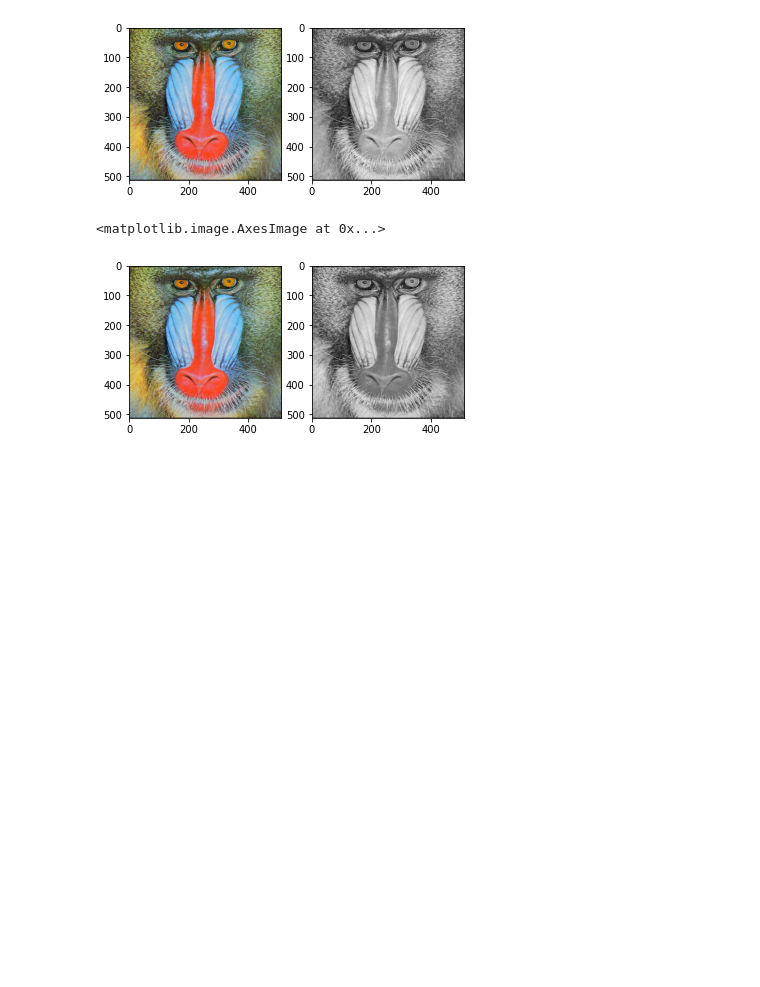
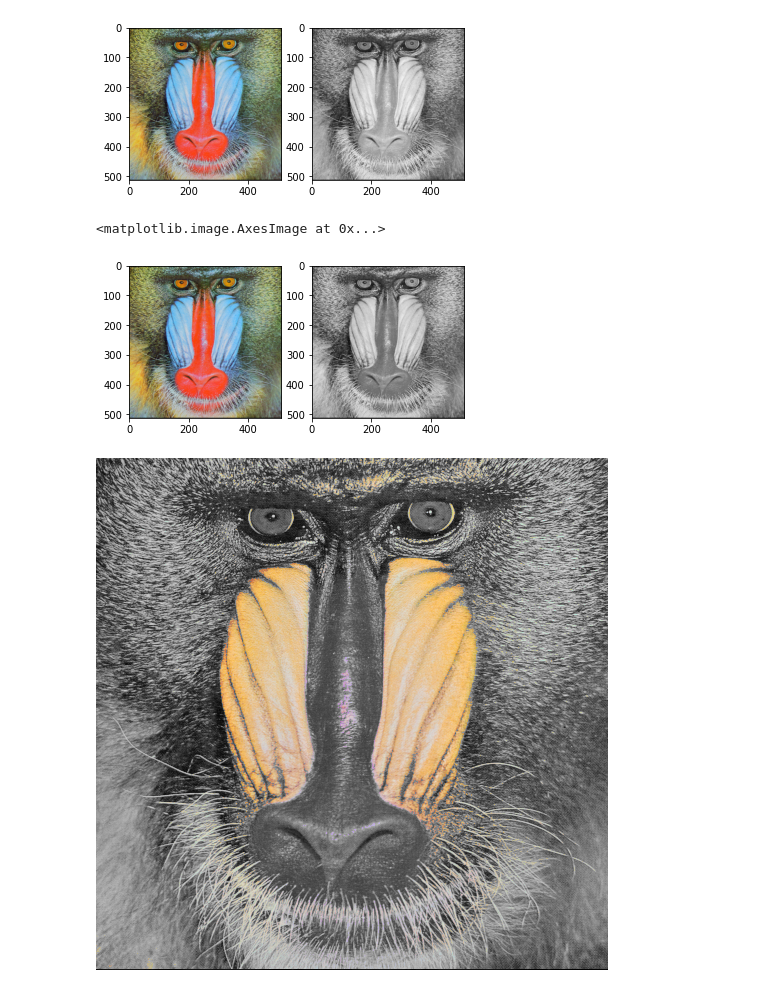
Before and after one commit to viabrinsa/PCVK_VirginiaAbrinsa, a Jupyter notebook: Week3.ipynb, the cells around one changed output. Cells and saved outputs as stored; diff of their text form; code cells hidden in the pictures; blank space fills up the shorter version.

```diff
--- a/Week3.ipynb
+++ b/Week3.ipynb
@@ -150,3 +150,22 @@ axarr[1].imshow(gray_img,cmap='gray')
 # %% [output]
 <matplotlib.image.AxesImage at 0x...>
 [figure]
+# %%
+# no 4 warna tertentu selanjutnya warna lain grayscale
+ret, mask = cv.threshold(color_img[:,:,2], 180, 255, cv.THRESH_BINARY)
+
+mask3 = np.zeros_like(color_img)
+mask3[:,:,0] = mask
+mask3[:,:,1] = mask
+mask3[:,:,2] = mask
+
+red = cv.bitwise_and(color_img, mask3)
+gray = cv.cvtColor(color_img, cv.COLOR_BGR2GRAY)
+color_img = cv.cvtColor(gray, cv.COLOR_GRAY2BGR)
+
+gray = cv.bitwise_and(color_img, 255 - mask3)
+
+hasil = gray + red
+cv2_imshow(hasil)
+# %% [output]
+[figure, added]
```
